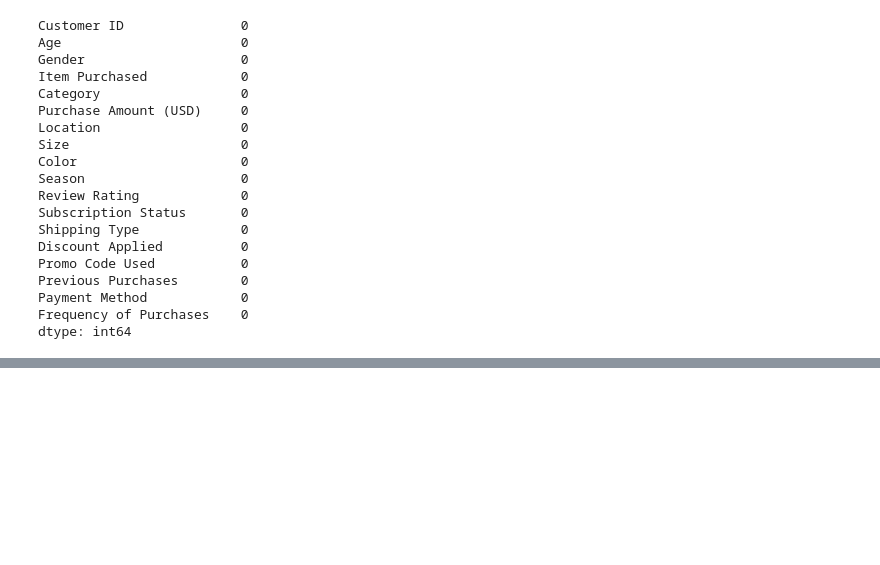
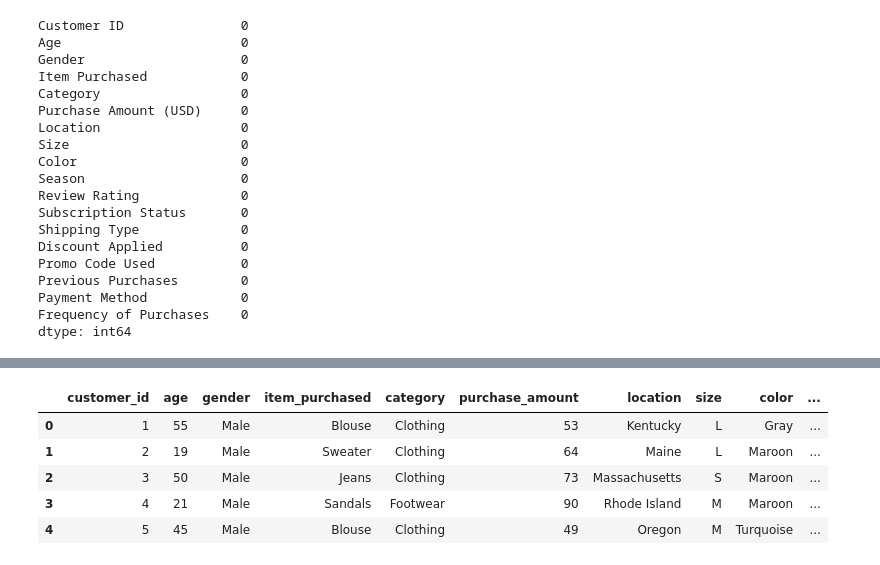
Before and after one commit to Abdullah010213/Customer_Shopping_Behavior, a Jupyter notebook: CSB_Analysis.ipynb, the cells around one changed output, grey strips where cells are left out. Saved outputs shown, nothing was run; the diff lists cells and outputs as text; code cells hidden in the pictures; blank space fills up the shorter version.

```diff
--- a/CSB_Analysis.ipynb
+++ b/CSB_Analysis.ipynb
@@ -118,0 +228,25 @@ Name: Age, dtype: float64
+# %%
+from sqlalchemy import create_engine
+
+# MySQL connection
+username = "root"
+password = "010213"
+host = "localhost"
+port = "3306"
+database = "customer_behavior"
+
+engine = create_engine(f"mysql+pymysql://{username}:{password}@{host}:{port}/{database}")
+
+# Write DataFrame to MySQL
+table_name = "customer"   # choose any table name
+csb_data.to_sql(table_name, engine, if_exists="replace", index=False)
+
+# Read back sample
+pd.read_sql("SELECT * FROM customer LIMIT 5;", engine)
+# %% [output]
+|  | customer_id | age | gender | item_purchased | category | purchase_amount | location | size | color | ... |
+| 0 | 1 | 55 | Male | Blouse | Clothing | 53 | Kentucky | L | Gray | ... |
+| 1 | 2 | 19 | Male | Sweater | Clothing | 64 | Maine | L | Maroon | ... |
+| 2 | 3 | 50 | Male | Jeans | Clothing | 73 | Massachusetts | S | Maroon | ... |
+| 3 | 4 | 21 | Male | Sandals | Footwear | 90 | Rhode Island | M | Maroon | ... |
+| 4 | 5 | 45 | Male | Blouse | Clothing | 49 | Oregon | M | Turquoise | ... |
```
Also changed, not shown: parts of 12 cells of this notebook.
